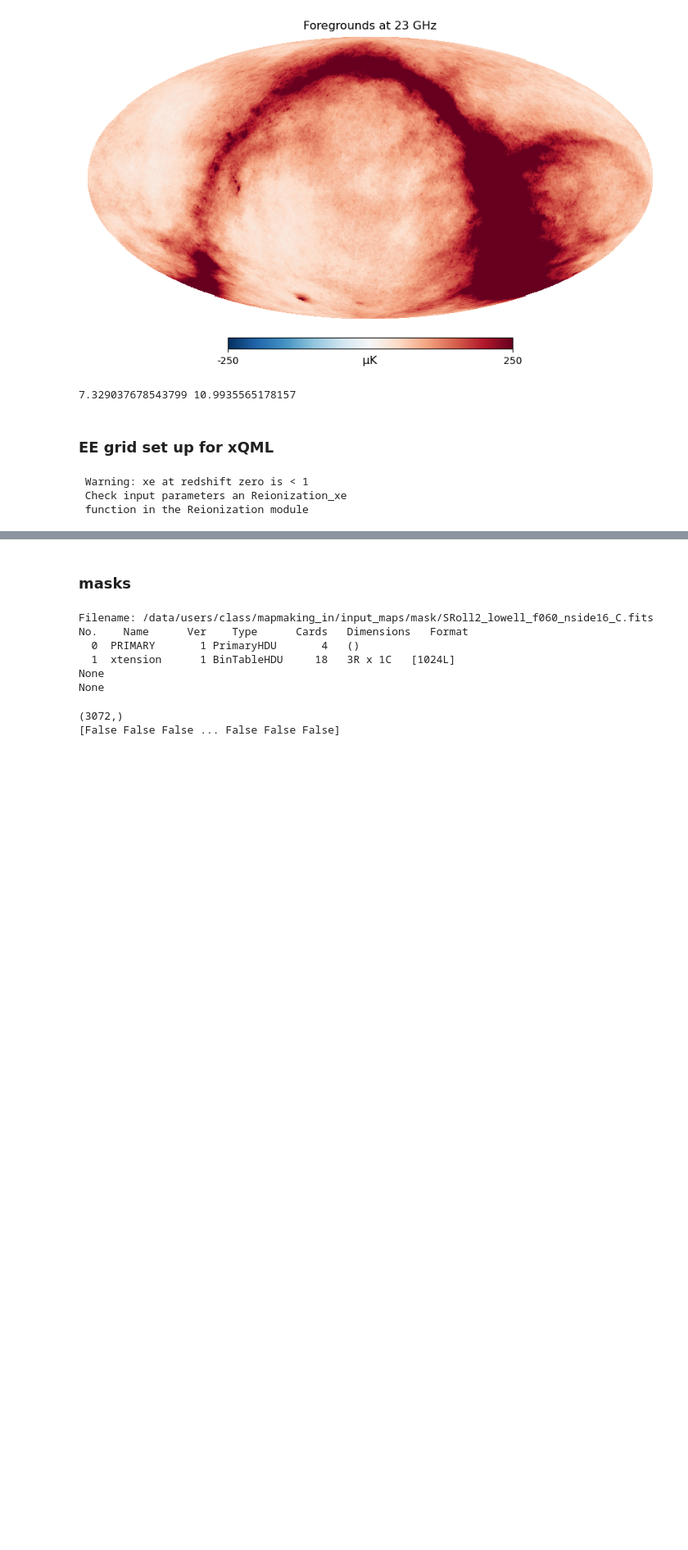
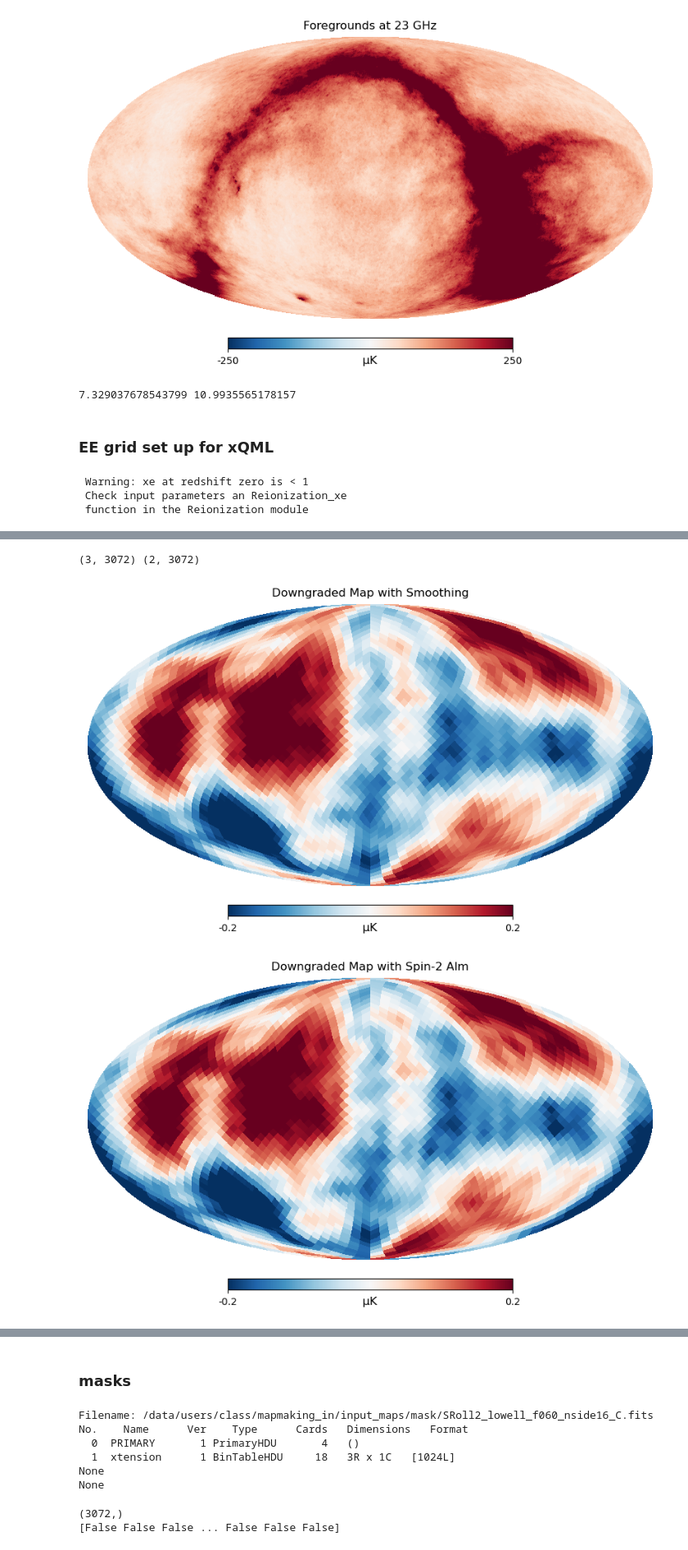
Before and after one commit to viviantao1/tau-uncertainty, a Jupyter notebook: high_res_map.ipynb, the cells around one changed output, grey strips where cells are left out. Shown at 82% size. Saved outputs shown, nothing was run; the diff lists cells and outputs as text; code cells hidden in the pictures; blank space fills up the shorter version.

```diff
--- a/high_res_map.ipynb
+++ b/high_res_map.ipynb
@@ -263,4 +279,5 @@ def downgrade_qu(qu, fwhm_deg, nside_out):       # qu: (2, npix); T is all zeros
 ## Nl_eff[j] = a[1]**2 * Nl_hi * hp.gauss_beam(fwhm, lmax)**2
 # %%
 s_test = hp.synfast(true_spectra_sim, nside_sim, lmax=lmax_sim, new=True, pol=True)
-%timeit downgrad_map = downgrade_map_with_smoothing(s_test, fwhm=9, nside_out=nside_xqml)
+downgrad_map1 = downgrade_map_with_smoothing(s_test, fwhm=9, nside_out=nside_xqml)
+downgrad_map2 = downgrade_qu(s_test[1:3], fwhm_deg=9, nside_out=nside_xqml)
@@ -268,0 +284,11 @@ s_test = hp.synfast(true_spectra_sim, nside_sim, lmax=lmax_sim, new=True, pol=Tr
+# %%
+print(downgrad_map1.shape, downgrad_map2.shape)
+# %% [output]
+(3, 3072) (2, 3072)
+# %%
+hp.mollview(downgrad_map1[1], min=-.2, max=.2, unit=r'$\mathrm{\mu K}$', cmap='RdBu_r', title='Downgraded Map with Smoothing')
+hp.mollview(downgrad_map2[0], min=-.2, max=.2, unit=r'$\mathrm{\mu K}$', cmap='RdBu_r', title='Downgraded Map with Spin-2 Alm')
+hp.mollview(downgrad_map1[1]-downgrad_map2[0], min=-0.02, max=0.02, unit=r'$\mathrm{\mu K}$', cmap='RdBu_r', title='Difference Map (Smoothing - Spin-2 Alm)')
+# %% [output]
+[figure, added]
+[figure, added]
```
Also changed, not shown: parts of 5 cells of this notebook, 3 other files.
